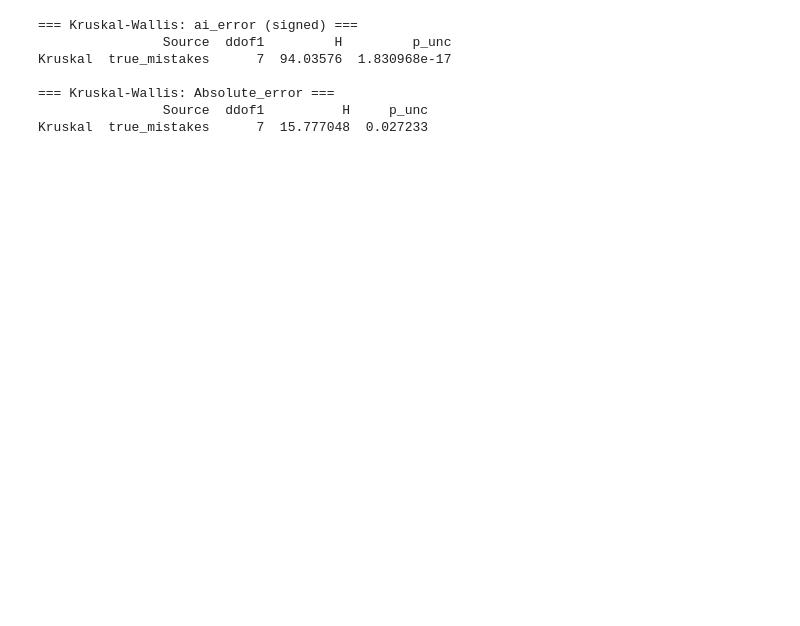
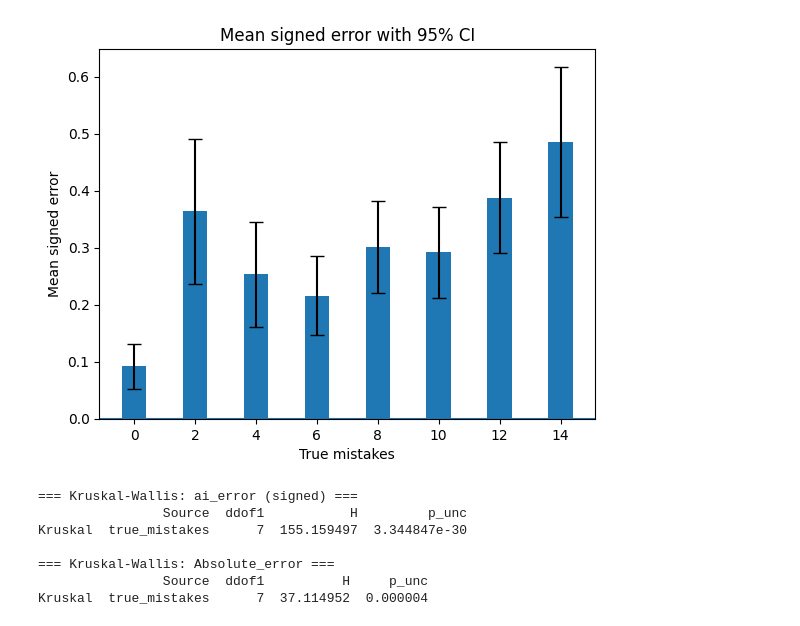
Before and after one commit to nebsen123/Prompt-bias-in-AI-grading, a Jupyter notebook: kruskal.ipynb, the cells around one changed output. Cells and saved outputs as stored; diff of their text form; code cells hidden in the pictures; blank space fills up the shorter version.

```diff
--- a/kruskal.ipynb
+++ b/kruskal.ipynb
@@ -41,9 +85,28 @@ df_agg = df.groupby(["answer_key_id", "true_mistakes"], as_index=False).agg(
+# %%
+summary = df.groupby("true_mistakes")["Absolute_error"].agg(["mean", "std", "count"])
+
+summary["ci95"] = 1.96 * summary["std"] / np.sqrt(summary["count"])
+
+plt.bar(
+    summary.index,
+    summary["mean"],
+    yerr=summary["ci95"],
+    capsize=5
+)
+
+plt.axhline(0)
+plt.xlabel("True mistakes")
+plt.ylabel("Mean signed error")
+plt.title("Mean signed error with 95% CI")
+plt.show()
+# %% [output]
+[figure, added]
 # %%
 # ── Kruskal-Wallis for true_mistakes ───────────────────────────────────────────
 
 # Med ai_error (signed)
 kw_signed = pg.kruskal(
-    data=df_agg,
+    data=df,
     dv="ai_error",
     between="true_mistakes"
 )
@@ -52,7 +115,7 @@ print(kw_signed)
 
 # Med Absolute_error
 kw_absolute = pg.kruskal(
-    data=df_agg,
+    data=df,
     dv="Absolute_error",
     between="true_mistakes"
 )
@@ -60,9 +123,9 @@ print("\n=== Kruskal-Wallis: Absolute_error ===")
 print(kw_absolute)
 # %% [output]
 === Kruskal-Wallis: ai_error (signed) ===
-                Source  ddof1         H         p_unc
-Kruskal  true_mistakes      7  94.03576  1.830968e-17
+                Source  ddof1           H         p_unc
+Kruskal  true_mistakes      7  155.159497  3.344847e-30
 
 === Kruskal-Wallis: Absolute_error ===
                 Source  ddof1          H     p_unc
-Kruskal  true_mistakes      7  15.777048  0.027233
+Kruskal  true_mistakes      7  37.114952  0.000004
```
Also changed, not shown: parts of 23 cells of this notebook.
